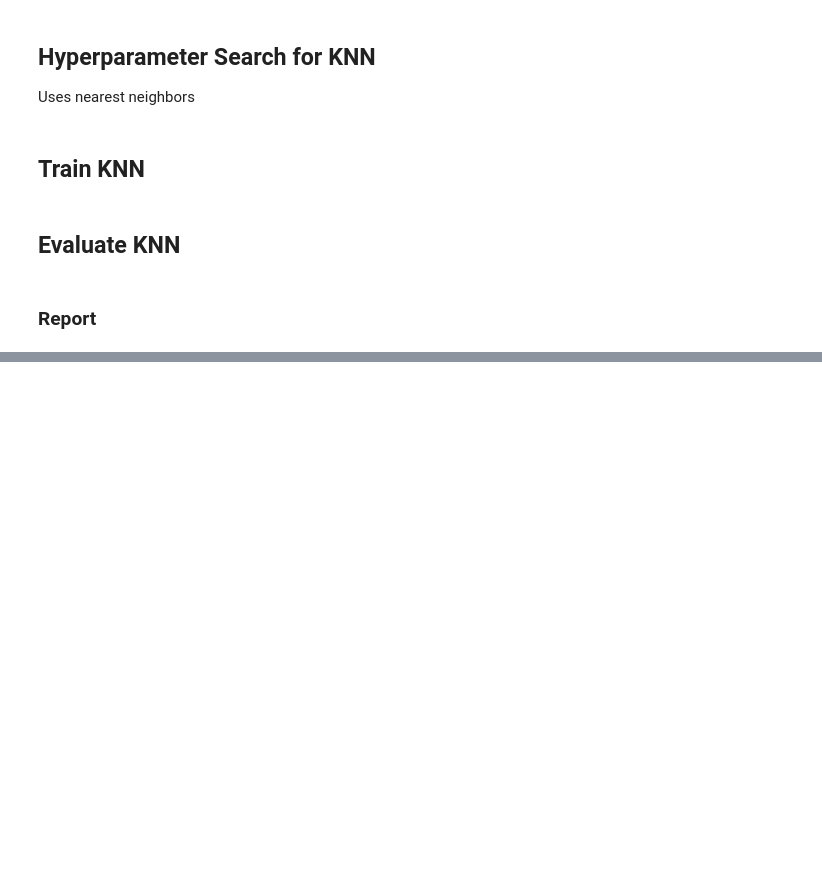
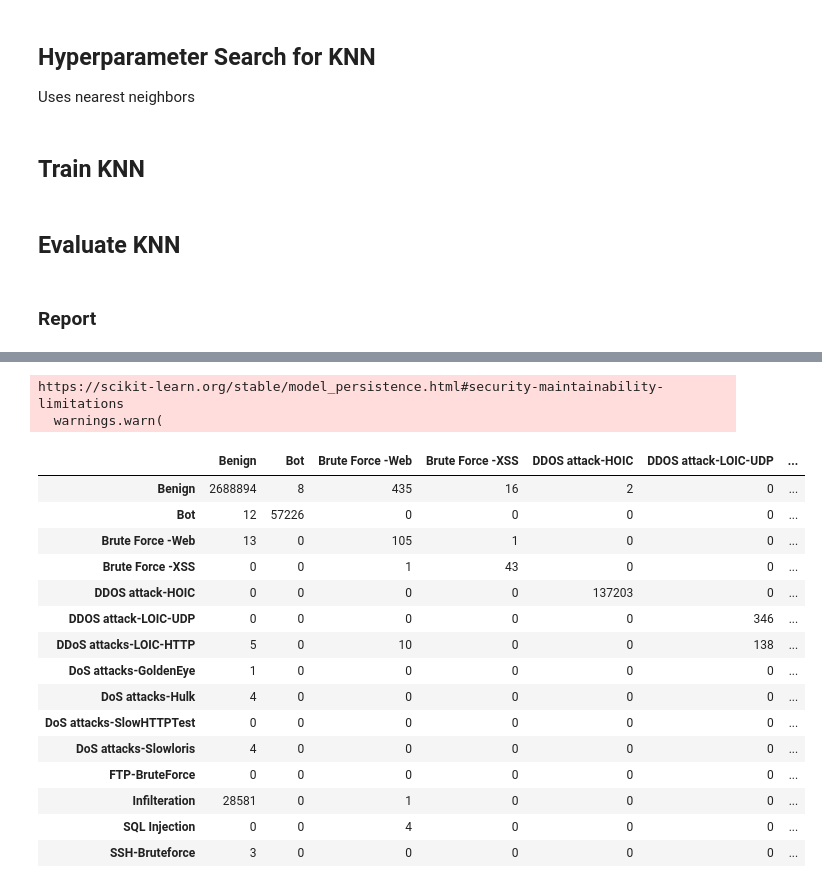
Before and after one commit to JoxNeis/ml-ids, a Jupyter notebook: mlids.ipynb, the cells around one changed output, grey strips where cells are left out. Saved outputs shown, nothing was run; the diff lists cells and outputs as text; code cells hidden in the pictures; blank space fills up the shorter version.

```diff
--- a/mlids.ipynb
+++ b/mlids.ipynb
@@ -1411,4 +1437,20 @@ def _load_chunks(folder: str) -> np.ndarray:
     if not names:
         raise FileNotFoundError(f"no .npy chunks in {folder}")
     return np.concatenate([np.load(os.path.join(folder, n)) for n in names])
+# %%
+def load_true_labels(labels_folder: str, split_name: str) -> np.ndarray:
+    return to_numpy(
+        get_polars_data_frame_without_label(labels_folder, split_name).to_series()
+    )
+# %%
+def load_predictions_and_labels(
+    folder_predict: str,
+    split_name: str,
+    labels_folder: str = PATH_FOLDER_ENCODED_LABEL,
+) -> tuple[np.ndarray, np.ndarray]:
+    pred = _load_chunks(folder_predict)
+    true = load_true_labels(labels_folder, split_name)
+    if len(pred) != len(true):
+        raise ValueError(f"length mismatch: pred={len(pred):,}, true={len(true):,}")
+    return pred, true
 # %%
@@ -1432,13 +1474,4 @@ ValueError: cannot concat empty list
-# %%
-def get_confusion_matrix(
-    folder_predict: str,
-    folder_true: str,
-    labels=(0, 1),
-) -> np.ndarray:
-    pred = _load_chunks(folder_predict)
-    true = _load_chunks(folder_true)
-
-    if len(pred) != len(true):
-        raise ValueError(f"length mismatch: pred={len(pred):,}, true={len(true):,}")
-
-    return confusion_matrix(true, pred, labels=labels)
+# %%
+knn_test_pred, knn_test_true = load_predictions_and_labels(
+    os.path.join(PATH_FOLDER_PREDICTION_RESULT, "KNN", "test"), "test"
+)
@@ -1444,0 +1502,22 @@ def get_confusion_matrix(
+# %%
+cm = get_confusion_matrix(pred=knn_test_pred, true=knn_test_true)
+display(cm)
+# %% [output]
+https://scikit-learn.org/stable/model_persistence.html#security-maintainability-limitations
+  warnings.warn(
+|  | Benign | Bot | Brute Force -Web | Brute Force -XSS | DDOS attack-HOIC | DDOS attack-LOIC-UDP | ... |
+| Benign | 2688894 | 8 | 435 | 16 | 2 | 0 | ... |
+| Bot | 12 | 57226 | 0 | 0 | 0 | 0 | ... |
+| Brute Force -Web | 13 | 0 | 105 | 1 | 0 | 0 | ... |
+| Brute Force -XSS | 0 | 0 | 1 | 43 | 0 | 0 | ... |
+| DDOS attack-HOIC | 0 | 0 | 0 | 0 | 137203 | 0 | ... |
+| DDOS attack-LOIC-UDP | 0 | 0 | 0 | 0 | 0 | 346 | ... |
+| DDoS attacks-LOIC-HTTP | 5 | 0 | 10 | 0 | 0 | 138 | ... |
+| DoS attacks-GoldenEye | 1 | 0 | 0 | 0 | 0 | 0 | ... |
+| DoS attacks-Hulk | 4 | 0 | 0 | 0 | 0 | 0 | ... |
+| DoS attacks-SlowHTTPTest | 0 | 0 | 0 | 0 | 0 | 0 | ... |
+| DoS attacks-Slowloris | 4 | 0 | 0 | 0 | 0 | 0 | ... |
+| FTP-BruteForce | 0 | 0 | 0 | 0 | 0 | 0 | ... |
+| Infilteration | 28581 | 0 | 1 | 0 | 0 | 0 | ... |
+| SQL Injection | 0 | 0 | 4 | 0 | 0 | 0 | ... |
+| SSH-Bruteforce | 3 | 0 | 0 | 0 | 0 | 0 | ... |
```
Also changed, not shown: parts of 9 cells of this notebook.
